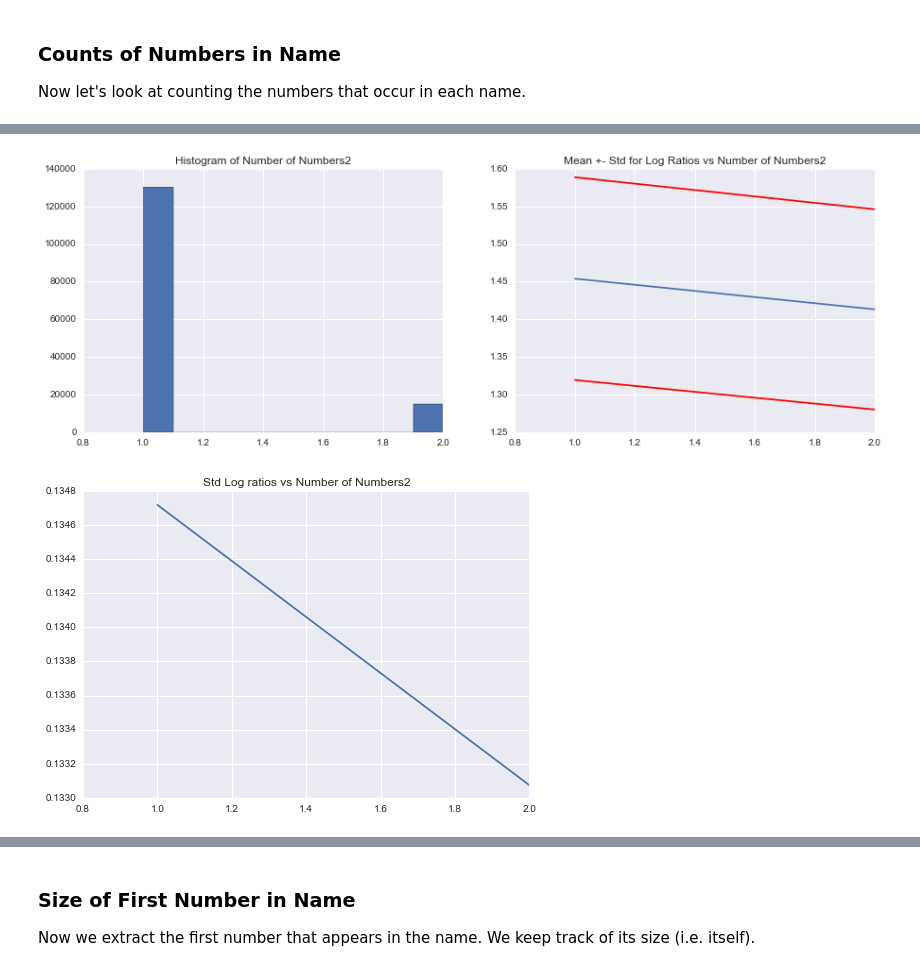
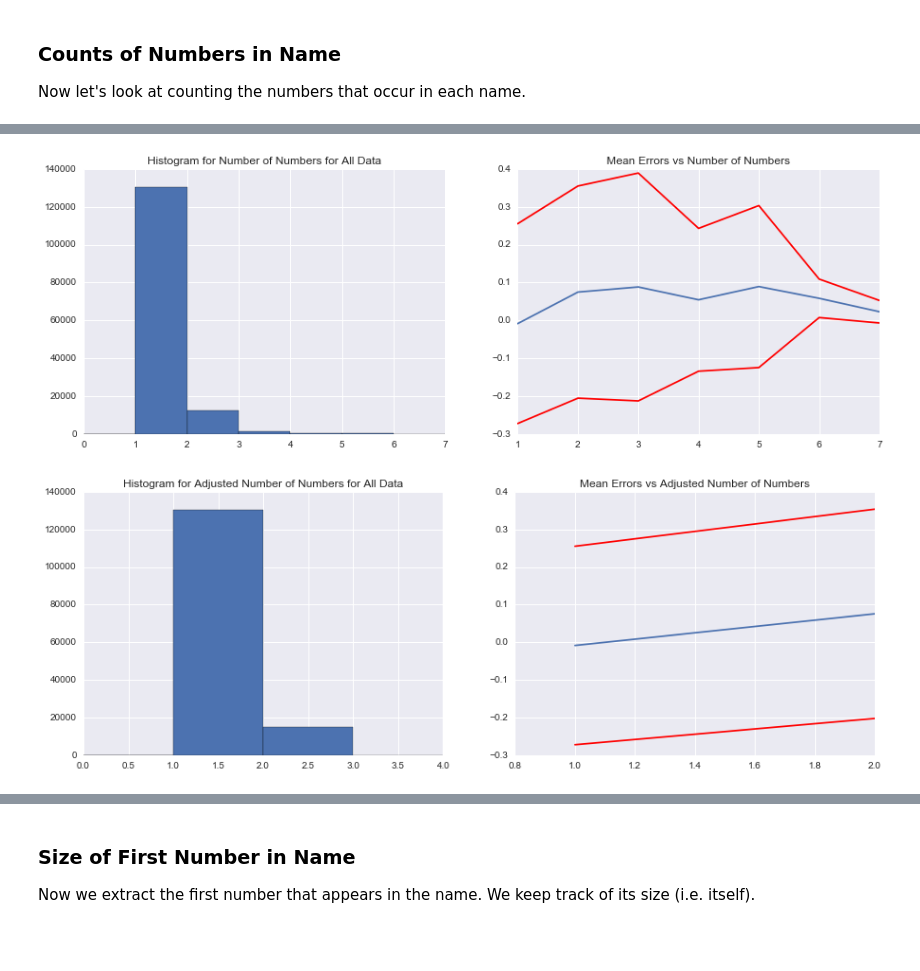
Before and after one commit to MatthewMcGonagle/KaggleWikiTraffic, a Jupyter notebook: FinalReport.ipynb, the cells around one changed output, grey strips where cells are left out. Drawn from its saved outputs; the diff is of its cells as text; code cells hidden in the pictures; blank space fills up the shorter version.

```diff
--- a/FinalReport.ipynb
+++ b/FinalReport.ipynb
@@ -668,5 +650,0 @@ So we see that the optimal constant to choose is about 3.5. So we go with z = np
-# %%
-page_df.logratios = np.log(3.5 + page_df.ratios)
-
-page_df.logratios.hist(bins = np.arange(1.0, 3, 0.05))
-plt.show()
@@ -674,0 +653,3 @@ plt.show()
+# %%
+errors_df = pd.DataFrame(errors['polyDegree15'], columns = ['errors'])
+errors_df.head()
@@ -789,27 +776,49 @@ plt.show()
+# %%
+# Let's look at statistics for number of words and how the errors of previous models depend on the number
+# of words.
+
+plt.figure(figsize = doublefigsize)
+plt.subplot(121)
+bins = np.arange(8)
+page_df['numNums'].hist(bins = bins)
+plt.title('Histogram for Number of Numbers for All Data')
+
+errors_df['numNums'] = page_df.loc[indices['train'], 'numNums']
+cut = pd.cut(errors_df.numNums, bins)
+grouped_df = errors_df.groupby(cut)
+means = grouped_df.mean().errors
+stds = grouped_df.std().errors
+plt.subplot(122)
+plt.plot(bins[1:], means)
+plt.plot(bins[1:], means + stds, color = 'red')
+plt.plot(bins[1:], means - stds, color = 'red')
+plt.title('Mean Errors vs Number of Numbers')
+plt.show()
+# %% [output]
+[figure, added]
 # %%
+cutoff = 2
 page_df['numNums2'] = page_df['numNums']
-page_df.loc[page_df.numNums2 > 2, 'numNums2'] = 2
+page_df.loc[page_df.numNums2 > cutoff, 'numNums2'] = cutoff
 
 # Graph statistics for adjusted number of numbers.
 
 plt.figure(figsize = doublefigsize)
 plt.subplot(121)
-page_df.numNums2.hist()
-plt.title('Histogram of Number of Numbers2')
+bins = np.arange(cutoff + 3)
+page_df['numNums2'].hist(bins = bins)
+plt.title('Histogram for Adjusted Number of Numbers for All Data')
 
-grouped_mean = page_df.groupby('numNums2').mean()
-grouped_std = page_df.groupby('numNums2').std()
-
+errors_df['numNums2'] = page_df.loc[indices['train'], 'numNums2']
+cut = pd.cut(errors_df.numNums2, bins)
+grouped_df = errors_df.groupby(cut)
+means = grouped_df.mean().errors
+stds = grouped_df.std().errors
 plt.subplot(122)
-plt.plot(grouped_mean.index, grouped_mean.logratios)
-plt.plot(grouped_std.index, grouped_mean.logratios + grouped_std.logratios, color = 'red')
-plt.plot(grouped_std.index, grouped_mean.logratios - grouped_std.logratios, color = 'red')
-plt.title('Mean +- Std for Log Ratios vs Number of Numbers2')
+plt.plot(bins[1:], means)
+plt.plot(bins[1:], means + stds, color = 'red')
+plt.plot(bins[1:], means - stds, color = 'red')
+plt.title('Mean Errors vs Adjusted Number of Numbers')
 plt.show()
-
-plt.plot(grouped_std.index, grouped_std.logratios)
-plt.title('Std Log ratios vs Number of Numbers2')
-plt.show()
 # %% [output]
-[figure, old version]
+[figure, new version]
-[figure, removed]
```
Also changed, not shown: parts of 61 cells of this notebook.
